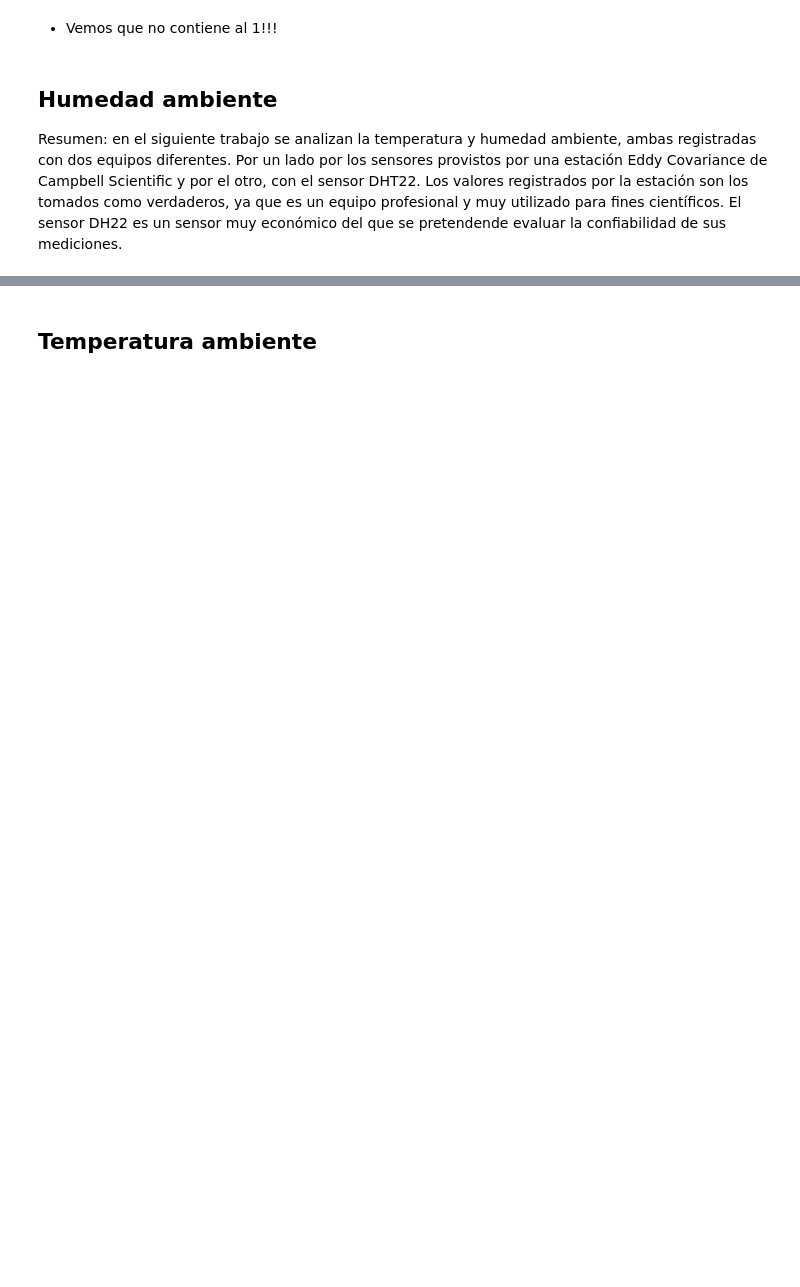
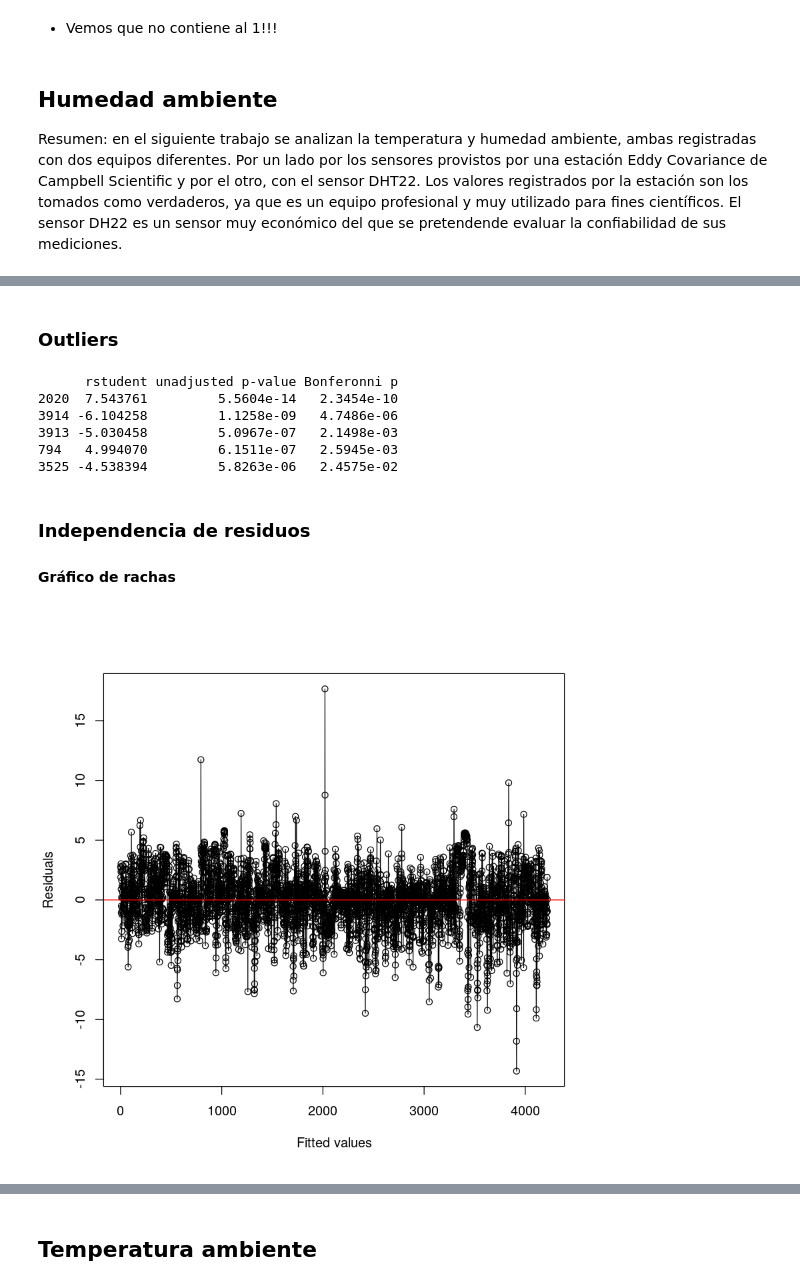
Before and after one commit to emilopez/intro-R, a Jupyter notebook: tp-final/tf.ipynb, the cells around one changed output, grey strips where cells are left out. Saved outputs shown, nothing was run; the diff lists cells and outputs as text; code cells hidden in the pictures; blank space fills up the shorter version.

```diff
--- a/tp-final/tf.ipynb
+++ b/tp-final/tf.ipynb
@@ -414,0 +294,3 @@ abline(h = mean(Humedad.Eddy), v = 0,col='black')
+# %%
+modeloHum1 = lm(Humedad.Eddy ~ Humedad.DHT)
+summary(modeloHum1)
@@ -414,0 +315,20 @@ abline(h = mean(Humedad.Eddy), v = 0,col='black')
+# %% [markdown]
+### Outliers
+# %%
+library(car)
+outlierTest(modeloHum1)
+# %% [output]
+      rstudent unadjusted p-value Bonferonni p
+2020  7.543761         5.5604e-14   2.3454e-10
+3914 -6.104258         1.1258e-09   4.7486e-06
+3913 -5.030458         5.0967e-07   2.1498e-03
+794   4.994070         6.1511e-07   2.5945e-03
+3525 -4.538394         5.8263e-06   2.4575e-02
+# %% [markdown]
+### Independencia de residuos
+#### Gráfico de rachas
+# %%
+plot(modeloHum1$residuals, type='o',  ylab = 'Residuals', xlab = 'Fitted values',)
+abline(h=0,col='red')
+# %% [output]
+[figure, added]
```
Also changed, not shown: parts of 81 cells of this notebook.
